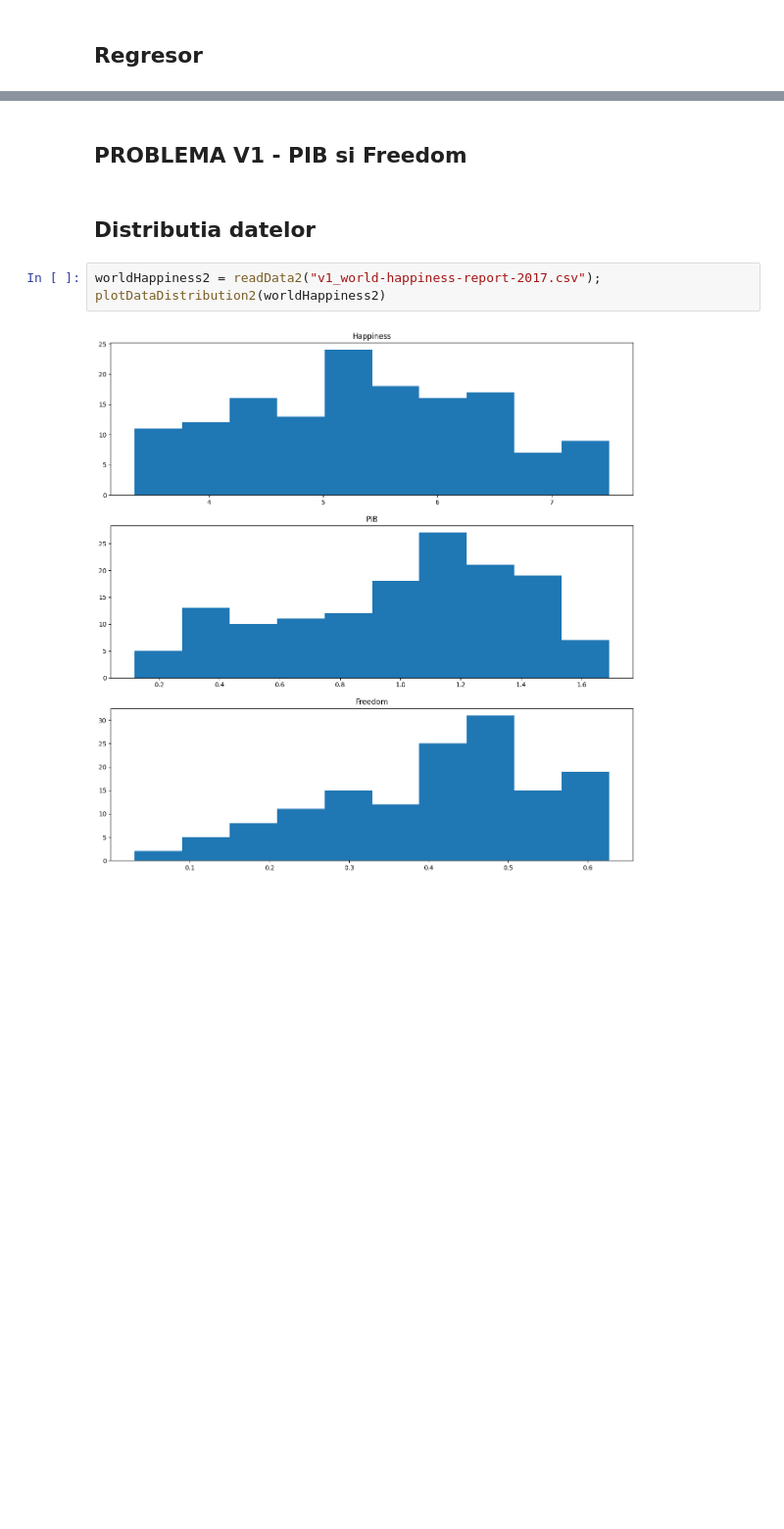
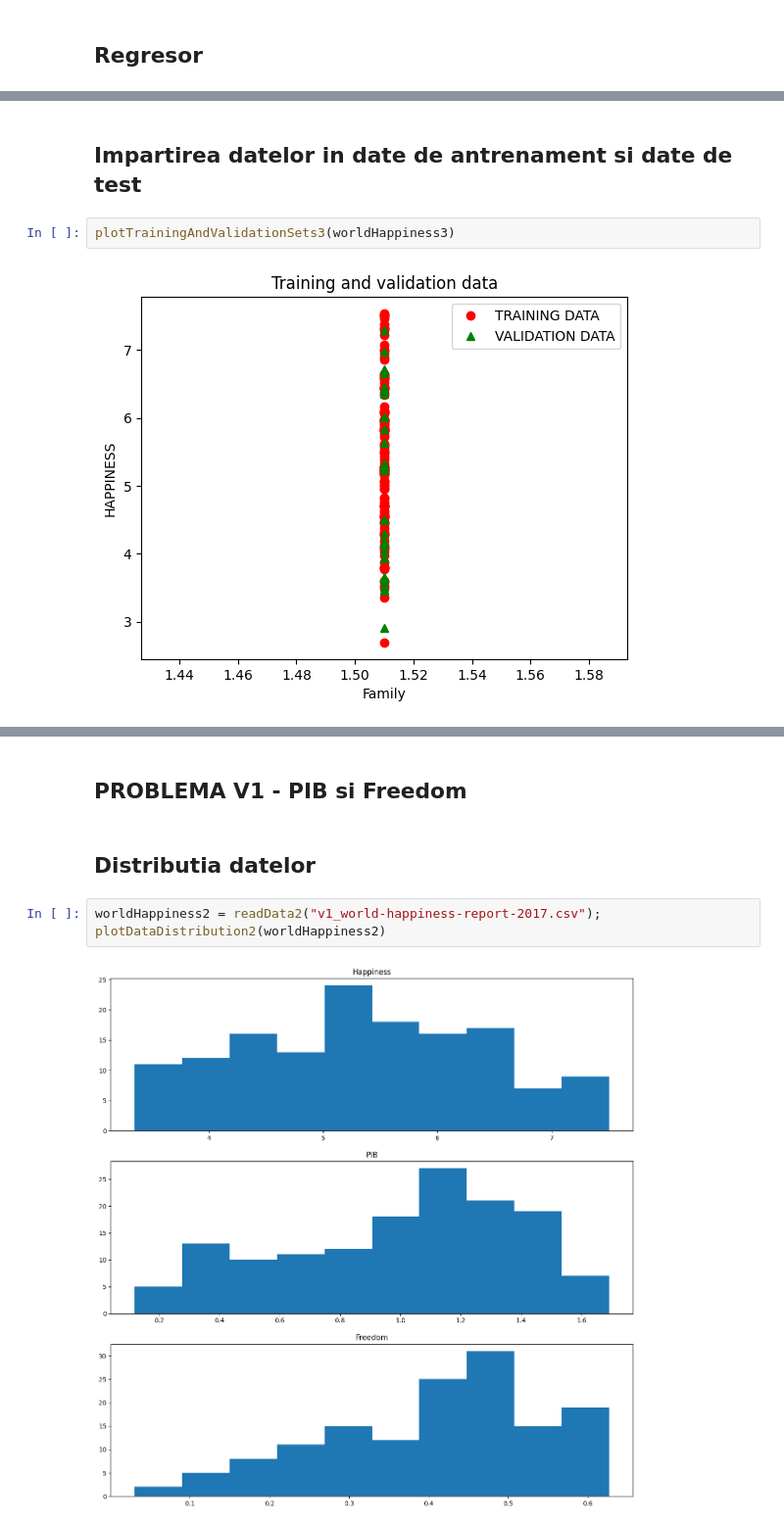
Before and after one commit to karinakentsch19/Laboratoare-AI, a Jupyter notebook: Lab5 - Rezolvarea unor probleme de regresie prin metode de învățare automată/V1-myLinearModel.ipynb, the cells around one changed output, grey strips where cells are left out. Shown: that part at 98% size. Drawn from its saved outputs; the diff is of its cells as text; blank space fills up the shorter version.

```diff
--- a/Lab5 - Rezolvarea unor probleme de regresie prin metode de învățare automată/V1-myLinearModel.ipynb
+++ b/Lab5 - Rezolvarea unor probleme de regresie prin metode de învățare automată/V1-myLinearModel.ipynb
@@ -354,0 +478,6 @@ COMPUTED ERROR =  0.555744749507815
+# %% [markdown]
+<h2>Impartirea datelor in date de antrenament si date de test</h2>
+# %%
+plotTrainingAndValidationSets3(worldHappiness3)
+# %% [output]
+[figure, added]
```
Also changed, not shown: parts of 13 cells of this notebook.
